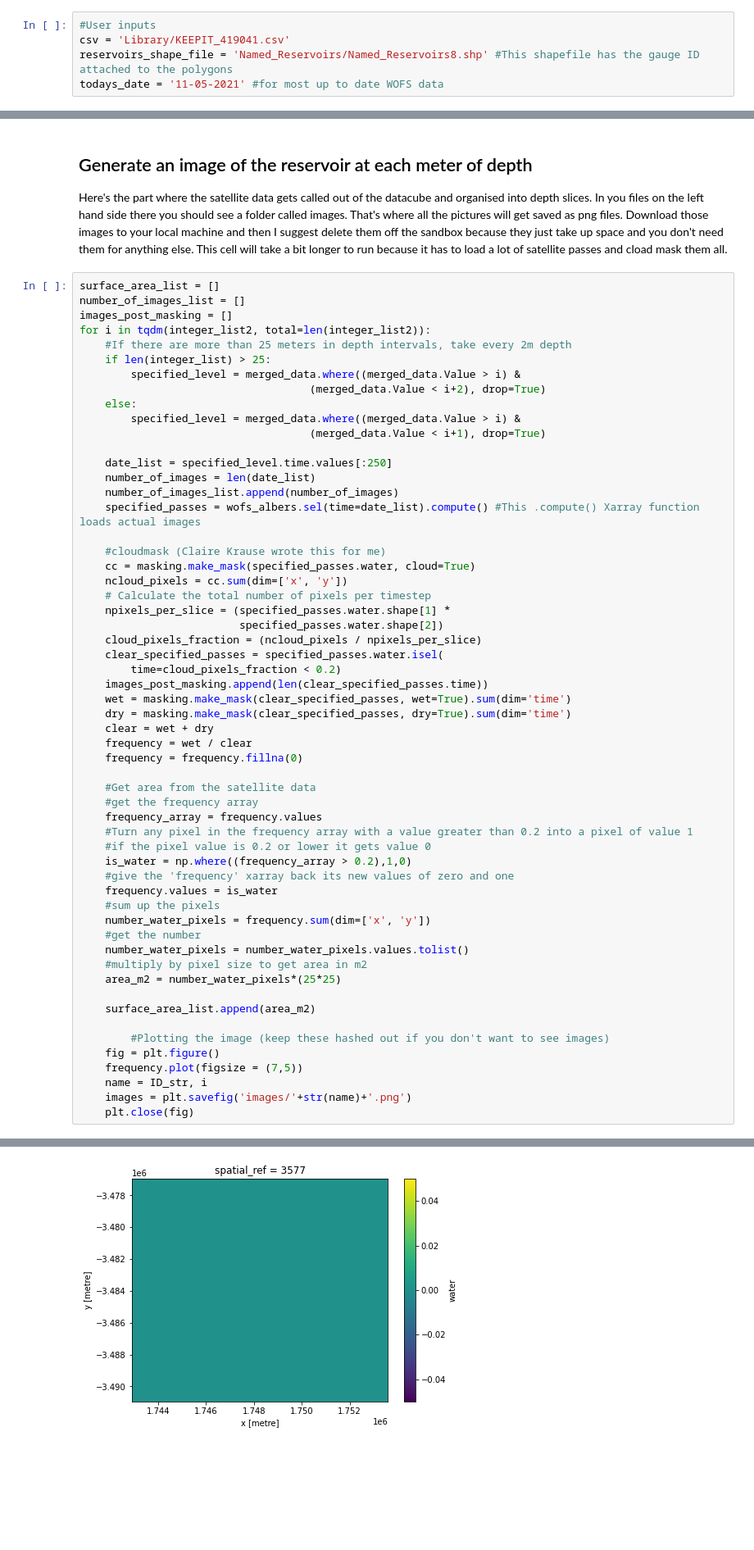
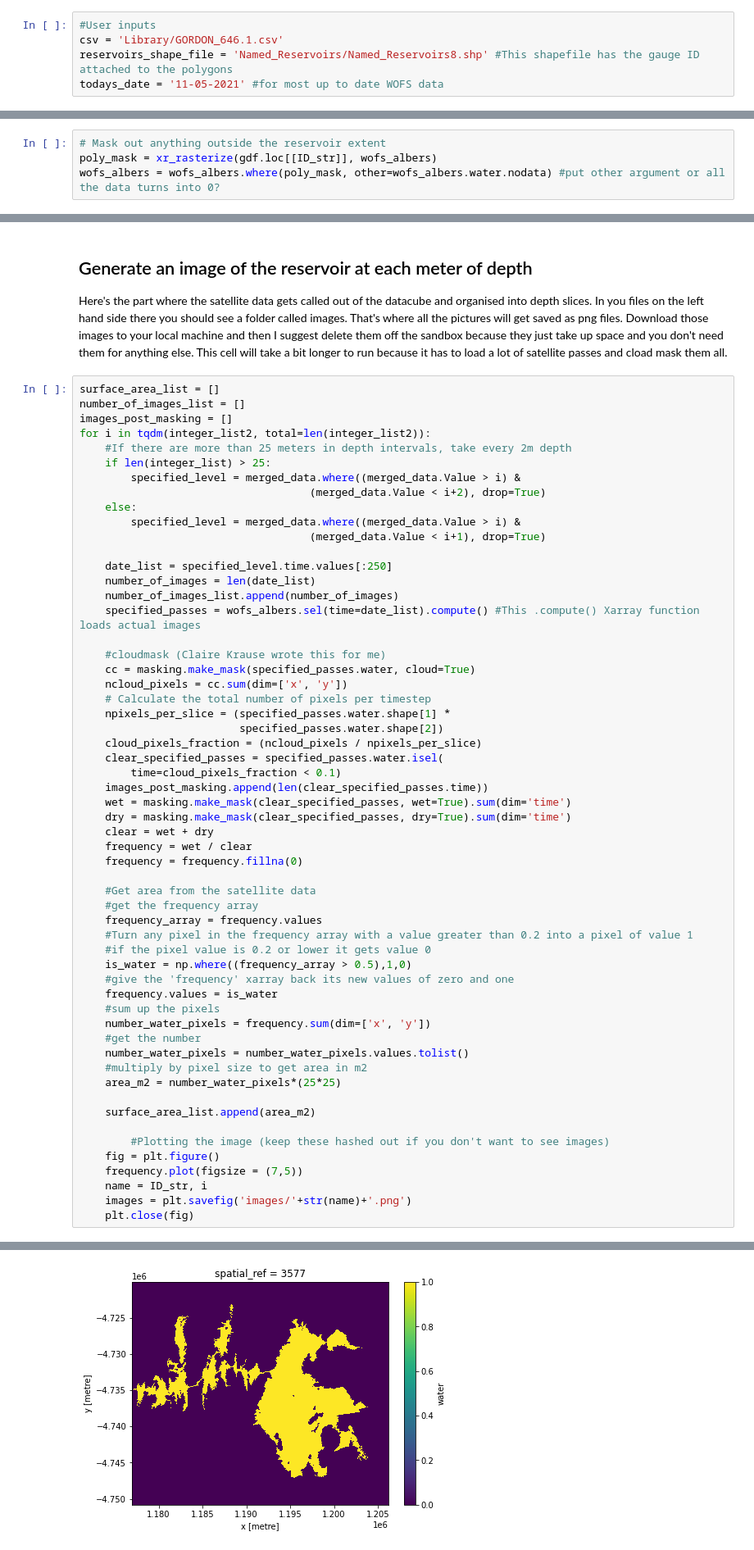
Before and after one commit to anchor228/Reservoirs_project, a Jupyter notebook: 07_Depth_to_surface.ipynb, the cells around one changed output, grey strips where cells are left out. Shown at 82% size. Saved outputs shown, nothing was run; the diff lists cells and outputs as text; blank space fills up the shorter version.

```diff
--- a/07_Depth_to_surface.ipynb
+++ b/07_Depth_to_surface.ipynb
@@ -46,7 +46,7 @@ warnings.filterwarnings('ignore', module='datacube')
 Put the location of your csv file and the reservoirs shapefile in here. All of the file names are in caps and you can press tab to fill the rest of the file name. Check out the Library folder to see the gauge data I have.
 # %%
 #User inputs
-csv = 'Library/KEEPIT_419041.csv'
+csv = 'Library/GORDON_646.1.csv'
 reservoirs_shape_file = 'Named_Reservoirs/Named_Reservoirs8.shp' #This shapefile has the gauge ID attached to the polygons
 todays_date = '11-05-2021' #for most up to date WOFS data
 # %% [markdown]
@@ -94,0 +91,4 @@ wofs_albers = wofs_albers.where(poly_mask, other=wofs_albers.water.nodata) #put
+# %%
+# Mask out anything outside the reservoir extent
+poly_mask = xr_rasterize(gdf.loc[[ID_str]], wofs_albers)
+wofs_albers = wofs_albers.where(poly_mask, other=wofs_albers.water.nodata) #put other argument or all the data turns into 0?
@@ -162,7 +183,7 @@ for i in tqdm(integer_list2, total=len(integer_list2)):
                          specified_passes.water.shape[2])
     cloud_pixels_fraction = (ncloud_pixels / npixels_per_slice)
     clear_specified_passes = specified_passes.water.isel(
-        time=cloud_pixels_fraction < 0.2)
+        time=cloud_pixels_fraction < 0.1)
     images_post_masking.append(len(clear_specified_passes.time))
     wet = masking.make_mask(clear_specified_passes, wet=True).sum(dim='time')
     dry = masking.make_mask(clear_specified_passes, dry=True).sum(dim='time')
@@ -175,7 +196,7 @@ for i in tqdm(integer_list2, total=len(integer_list2)):
     frequency_array = frequency.values
     #Turn any pixel in the frequency array with a value greater than 0.2 into a pixel of value 1
     #if the pixel value is 0.2 or lower it gets value 0
-    is_water = np.where((frequency_array > 0.2),1,0)
+    is_water = np.where((frequency_array > 0.5),1,0)
     #give the 'frequency' xarray back its new values of zero and one
     frequency.values = is_water
     #sum up the pixels
@@ -198 +219 @@ for i in tqdm(integer_list2, total=len(integer_list2)):
-[figure, old version]
+[figure, new version]
```
Also changed, not shown: parts of 7 cells of this notebook, 39 other files.
